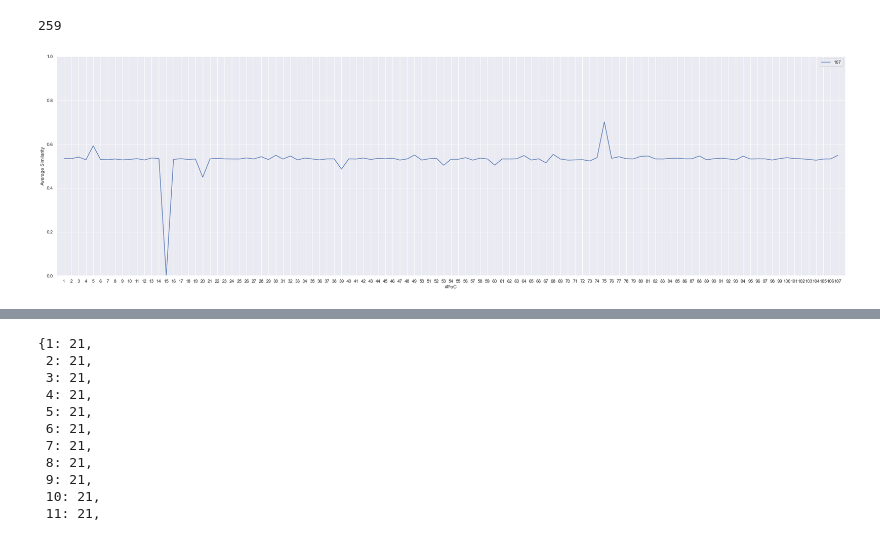
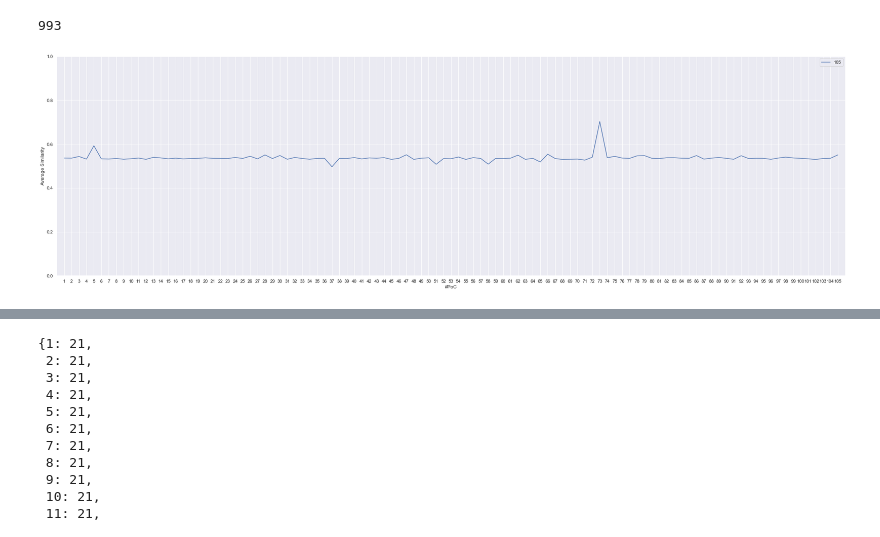
Before and after one commit to mattiapocci/poc_detection, a Jupyter notebook: result_analysis/plotting.ipynb, the cells around one changed output, grey strips where cells are left out. Drawn from its saved outputs; the diff is of its cells as text; code cells hidden in the pictures.

```diff
--- a/result_analysis/plotting.ipynb
+++ b/result_analysis/plotting.ipynb
@@ -132,7 +132,7 @@ import matplotlib.pyplot as plt
 
 # Load similarities
 import torch
-similarities = torch.load('../datasets/embeddings/similarity_result.pt')
+similarities = torch.load('../datasets/embeddings/final_similarity_result.pt')
 
 # Create mapping for x-axis labels
 mapping = {}
@@ -149,36 +149,36 @@ def get_poc(n):
 
 seaborn.set(rc={'figure.figsize':(35,10)})
 plt.ylim(0,1)
-plt.xlim(0, 108)
+plt.xlim(0, 106)
 count = 0
 acc = {}
 for key in similarities.keys():
     pocs = []
     values = []
     for poc in similarities[key]:
         pocs.append(mapping[poc])
         try:
             a = acc[mapping[poc]]
         except:
             acc[mapping[poc]] = 0
         try:
             acc[mapping[poc]] += similarities[key][poc].item()
         except:
             acc[mapping[poc]] += similarities[key][poc]
     count += 1
 
 means = []
 for key in acc.keys():
     means.append(acc[key]/count)
 
 
 res = seaborn.lineplot(x=pocs, y=means, label=key)
 res.set(xticks= pocs)
 plt.xlabel('#PoC')
 plt.ylabel('Average Similarity')
 #plt.xticks(rotation=45)
 print(count)
 plt.show()
 # %% [output]
-259
+993
-[figure, old version]
+[figure, new version]
```
Also changed, not shown: parts of 18 cells of this notebook, 4 other files.
